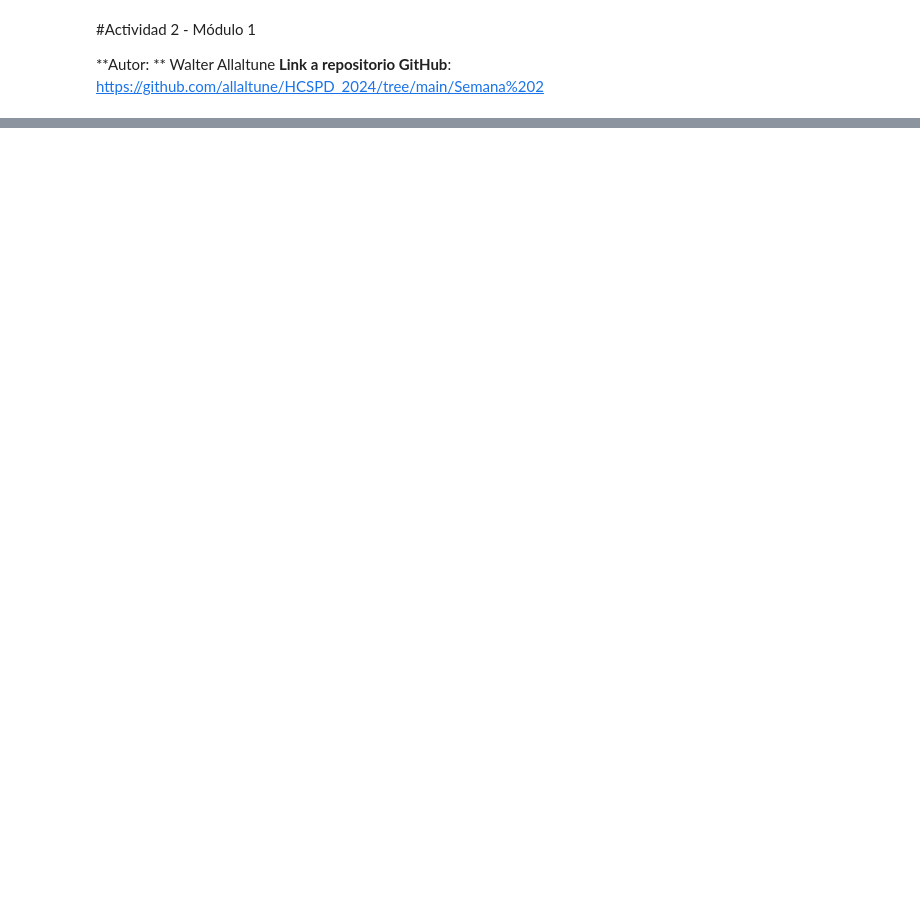
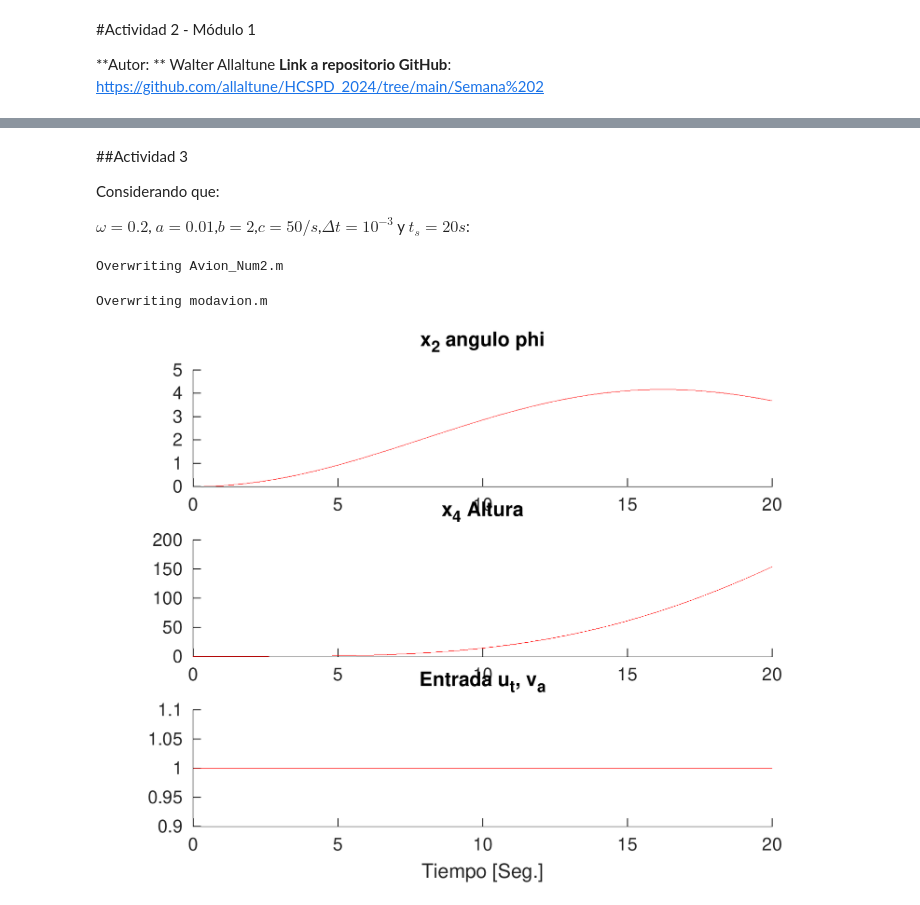
Before and after one commit to allaltune/HCSPD_2024, a Jupyter notebook: Actividad_2_Modulo_1.ipynb, the cells around one changed output, grey strips where cells are left out. Saved outputs shown, nothing was run; the diff lists cells and outputs as text; code cells hidden in the pictures; blank space fills up the shorter version.

```diff
--- a/Actividad_2_Modulo_1.ipynb
+++ b/Actividad_2_Modulo_1.ipynb
@@ -108,0 +122,73 @@ imt
+# %% [markdown]
+##Actividad 3
+
+Considerando que:
+
+$\omega=0.2$, $a=0.01$,$b=2$,$c=50/s$,$Δt=10^{-3}$ y $t_s=20 s$:
+# %%
+%%writefile Avion_Num2.m
+clc;clear all;
+warning('off','all');
+X=-[0; 0;0;0];t_etapa=10e-3;
+tF=20;
+color_='r';
+color='b';
+
+u=1;
+ii=0;
+for t=0:t_etapa:tF
+  ii=ii+1;
+  x2(ii)=X(2);%Ángulo fi
+  x4(ii)=X(4);%Altura
+  X=modavion(t_etapa, X, u);
+  acc(ii)=u;
+end
+
+
+t=0:t_etapa:tF;
+hfig1 = figure(1); set(hfig1, 'Visible', 'off');
+subplot(3,1,1);hold on;
+plot(t,x2,color_);title('x_2 angulo phi'); hold on;
+subplot(3,1,2);hold on;
+plot(t,x4,color_);title('x_4 Altura');
+subplot(3,1,3);hold on;
+plot(t,acc,color_);title('Entrada u_t, v_a');
+xlabel('Tiempo [Seg.]');
+
+print(hfig1,'VarsAvion_temporal2','-r300','-dpng');
+save('Verificacion_Num_1Avion2.mat','-v7');
+# %% [output]
+Overwriting Avion_Num2.m
+# %%
+%%writefile modavion.m
+%Funcion modelo
+function [X]=modavion(t_etapa, xant, accion)
+%xant=[alfa,fi,fi_p,h]
+a=0.01; b=2; c=50;
+omega=0.2;
+At=1e-3;
+u=accion;
+
+%xant=[alfa,fi,fi_p,h]
+alfa=xant(1);
+fi=xant(2);
+fi_p=xant(3);
+h=xant(4);
+x=xant;
+
+for ii=1:t_etapa/At
+  %xp=A*x+B*u;
+  alfa_p=a*(fi-alfa);
+  fi_pp=(-omega^2)*(fi-alfa-b*u);
+  h_p=c*alfa;
+  xp=[alfa_p;fi_p;fi_pp;h_p];
+  x=x+xp*At;
+  fi_p=xp(2);
+  alfa=x(1);
+  fi=x(2);
+  fi_p=x(3);
+  h=x(4);
+end
+X=[x]; %
+# %% [output]
+Overwriting modavion.m
@@ -108,0 +200,6 @@ imt
+# %%
+from PIL import Image
+imt = Image.open("/content/VarsAvion_temporal2.png")
+imt
+# %% [output]
+[figure, added]
```
Also changed, not shown: parts of 8 cells of this notebook.
